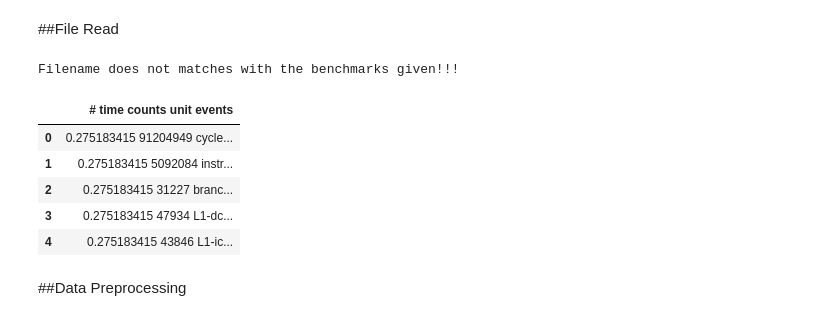
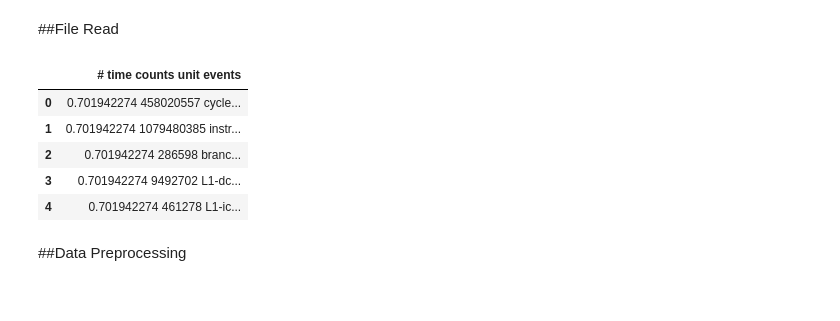
Before and after one commit to amansac/cpi-stack-prediction, a Jupyter notebook: code/Preprocess.ipynb, the cells around one changed output. Drawn from its saved outputs; the diff is of its cells as text; code cells hidden in the pictures.

Commit message:
images and data added

```diff
--- a/code/Preprocess.ipynb
+++ b/code/Preprocess.ipynb
@@ -14,31 +14,30 @@ import matplotlib.pyplot as plt
 # %%
 import yaml
 
-information = {}
+information = {'events': [], 'benchmarks': []}
 
 with open('../yaml/information.yaml') as f:
     information = yaml.load(f)
 # %% [markdown]
 ##File Read
 # %%
-filename = '557f'
+filename = '557.xz_r'
 
 if filename not in information['benchmarks']:
   print('Filename does not matches with the benchmarks given!!!')
+else:
+  input_filename = filename + '.txt'
+  output_filename = filename + '.csv'
 
-input_filename = filename + '.txt'
-output_filename = filename + '.csv'
-
-data_txt = pd.read_csv(input_filename, sep="\t")
-data_txt.head()
+  data_txt = pd.read_csv('../data/' + input_filename, sep="\t")
+  data_txt.head()
 # %% [output]
-Filename does not matches with the benchmarks given!!!
 |  | # time counts unit events |
-| 0 | 0.275183415 91204949 cycle... |
-| 1 | 0.275183415 5092084 instr... |
-| 2 | 0.275183415 31227 branc... |
-| 3 | 0.275183415 47934 L1-dc... |
-| 4 | 0.275183415 43846 L1-ic... |
+| 0 | 0.701942274 458020557 cycle... |
+| 1 | 0.701942274 1079480385 instr... |
+| 2 | 0.701942274 286598 branc... |
+| 3 | 0.701942274 9492702 L1-dc... |
+| 4 | 0.701942274 461278 L1-ic... |
 # %% [markdown]
 ##Data Preprocessing
 # %%
```
Also changed, not shown: parts of 2 cells of this notebook, 21 other files.
